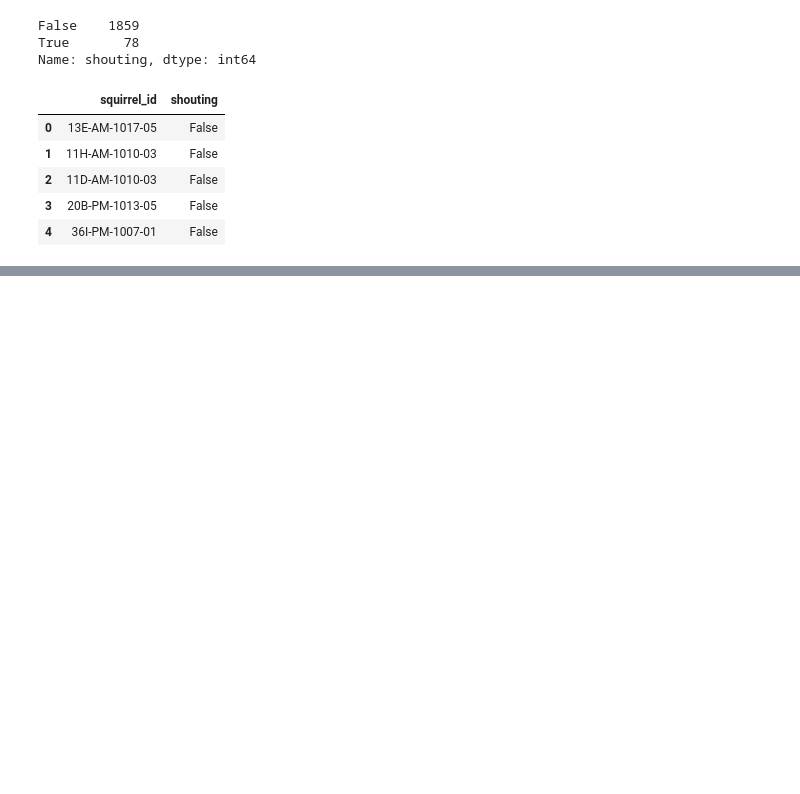
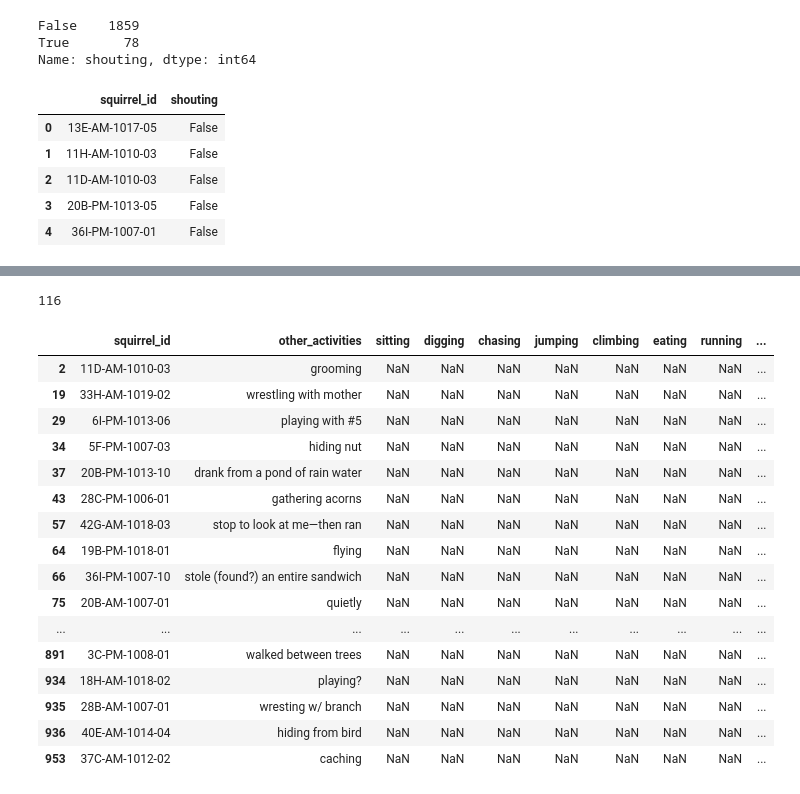
Before and after one commit to alyssahondrade/we-the-new-york-city-squirrels, a Jupyter notebook: squirrel_cleaning.ipynb, the cells around one changed output, grey strips where cells are left out. Cells and saved outputs as stored; diff of their text form; code cells hidden in the pictures; blank space fills up the shorter version.

```diff
--- a/squirrel_cleaning.ipynb
+++ b/squirrel_cleaning.ipynb
@@ -709,0 +848,23 @@ other_activities.head(50)
+# %%
+reduced_other = other_df.drop(index=list(set(flat_indices)))
+print(len(reduced_other))
+reduced_other.head(60)
+# %% [output]
+116
+|  | squirrel_id | other_activities | sitting | digging | chasing | jumping | climbing | eating | running | ... |
+| 2 | 11D-AM-1010-03 | grooming | NaN | NaN | NaN | NaN | NaN | NaN | NaN | ... |
+| 19 | 33H-AM-1019-02 | wrestling with mother | NaN | NaN | NaN | NaN | NaN | NaN | NaN | ... |
+| 29 | 6I-PM-1013-06 | playing with #5 | NaN | NaN | NaN | NaN | NaN | NaN | NaN | ... |
+| 34 | 5F-PM-1007-03 | hiding nut | NaN | NaN | NaN | NaN | NaN | NaN | NaN | ... |
+| 37 | 20B-PM-1013-10 | drank from a pond of rain water | NaN | NaN | NaN | NaN | NaN | NaN | NaN | ... |
+| 43 | 28C-PM-1006-01 | gathering acorns | NaN | NaN | NaN | NaN | NaN | NaN | NaN | ... |
+| 57 | 42G-AM-1018-03 | stop to look at me—then ran | NaN | NaN | NaN | NaN | NaN | NaN | NaN | ... |
+| 64 | 19B-PM-1018-01 | flying | NaN | NaN | NaN | NaN | NaN | NaN | NaN | ... |
+| 66 | 36I-PM-1007-10 | stole (found?) an entire sandwich | NaN | NaN | NaN | NaN | NaN | NaN | NaN | ... |
+| 75 | 20B-AM-1007-01 | quietly | NaN | NaN | NaN | NaN | NaN | NaN | NaN | ... |
+| ... | ... | ... | ... | ... | ... | ... | ... | ... | ... | ... |
+| 891 | 3C-PM-1008-01 | walked between trees | NaN | NaN | NaN | NaN | NaN | NaN | NaN | ... |
+| 934 | 18H-AM-1018-02 | playing? | NaN | NaN | NaN | NaN | NaN | NaN | NaN | ... |
+| 935 | 28B-AM-1007-01 | wresting w/ branch | NaN | NaN | NaN | NaN | NaN | NaN | NaN | ... |
+| 936 | 40E-AM-1014-04 | hiding from bird | NaN | NaN | NaN | NaN | NaN | NaN | NaN | ... |
+| 953 | 37C-AM-1012-02 | caching | NaN | NaN | NaN | NaN | NaN | NaN | NaN | ... |
```
Also changed, not shown: parts of 12 cells of this notebook.
